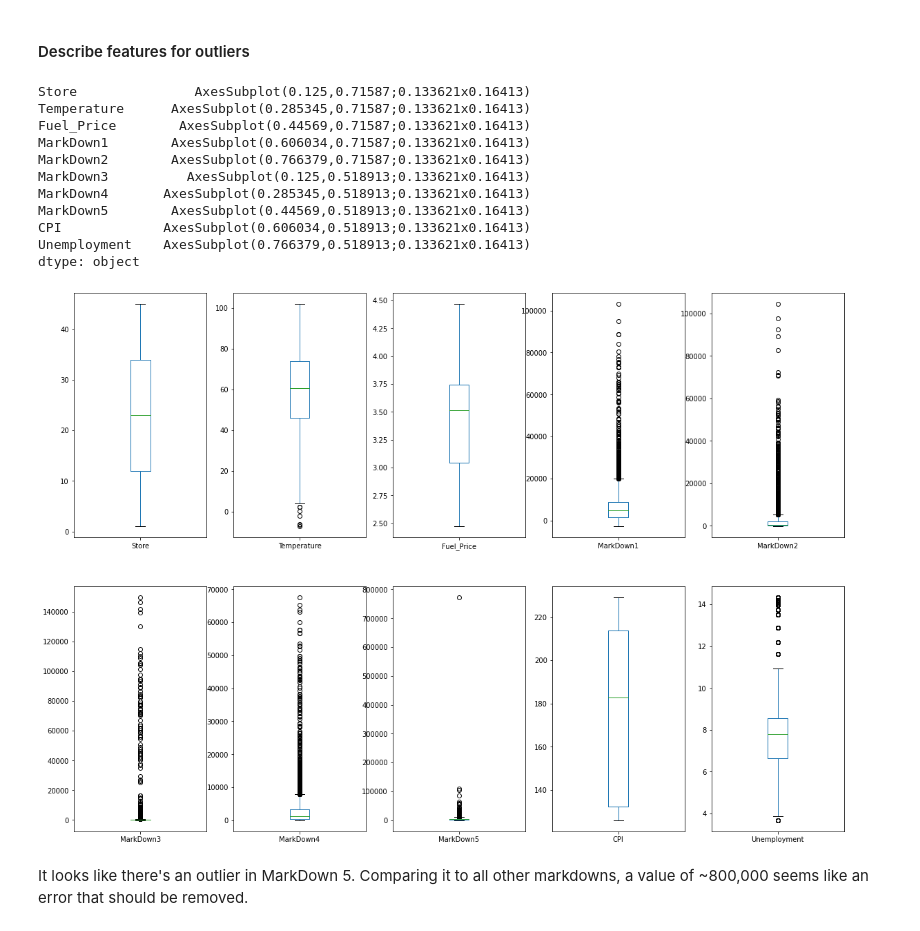
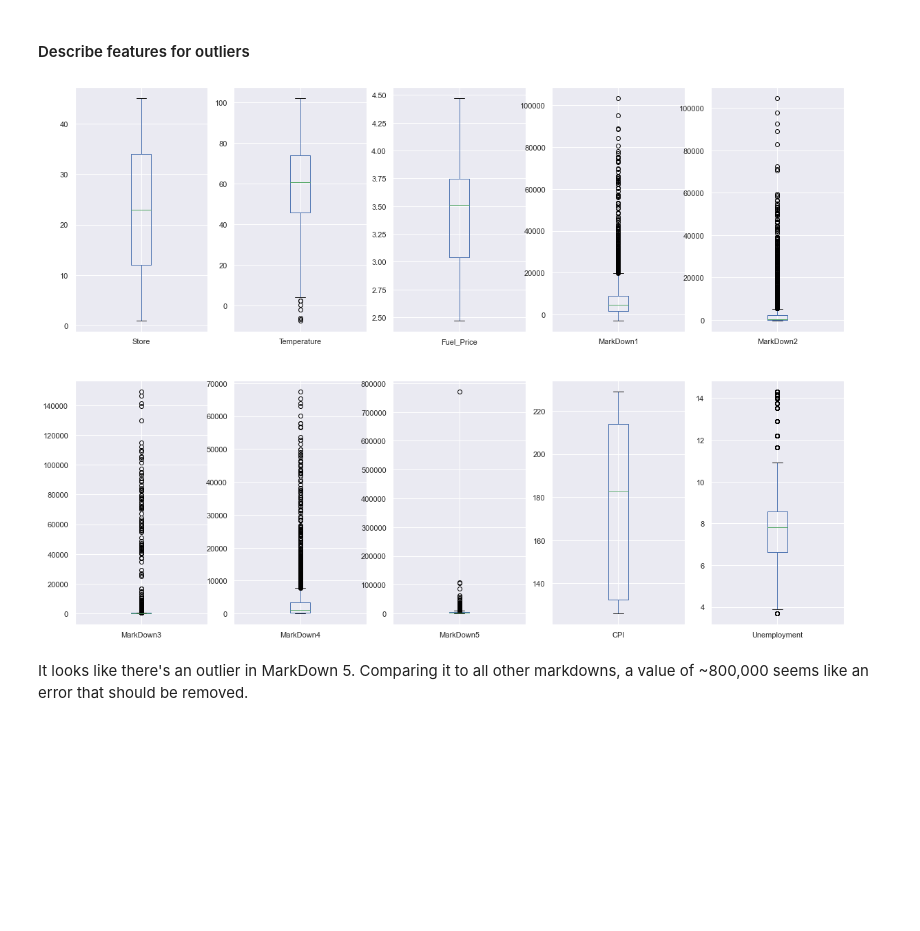
Before and after one commit to Dylan-C-Neal/capstone1-retail_forecasting, a Jupyter notebook: notebooks/C1S1_DataWrangling.ipynb, the cells around one changed output. Drawn from its saved outputs; the diff is of its cells as text; code cells hidden in the pictures; blank space fills up the shorter version.

```diff
--- a/notebooks/C1S1_DataWrangling.ipynb
+++ b/notebooks/C1S1_DataWrangling.ipynb
@@ -109,22 +110,15 @@ sales['Date'] = pd.to_datetime(sales['Date'])
 features['Date'] = pd.to_datetime(features['Date'])
 # %% [markdown]
 #### Describe features for outliers
+# %%
+sns.set()
 # %%
 # Create boxplot of features to see if any outliers jump out
-features.plot(kind='box', subplots=True, layout=(4,5), figsize=(20,30))
+_ = features.plot(kind='box', subplots=True, layout=(4,5), figsize=(20,30))
+plt.show()
+plt.close()
 # %% [output]
-Store               AxesSubplot(0.125,0.71587;0.133621x0.16413)
-Temperature      AxesSubplot(0.285345,0.71587;0.133621x0.16413)
-Fuel_Price        AxesSubplot(0.44569,0.71587;0.133621x0.16413)
-MarkDown1        AxesSubplot(0.606034,0.71587;0.133621x0.16413)
-MarkDown2        AxesSubplot(0.766379,0.71587;0.133621x0.16413)
-MarkDown3          AxesSubplot(0.125,0.518913;0.133621x0.16413)
-MarkDown4       AxesSubplot(0.285345,0.518913;0.133621x0.16413)
-MarkDown5        AxesSubplot(0.44569,0.518913;0.133621x0.16413)
-CPI             AxesSubplot(0.606034,0.518913;0.133621x0.16413)
-Unemployment    AxesSubplot(0.766379,0.518913;0.133621x0.16413)
-dtype: object
-[figure, old version]
+[figure, new version]
 # %% [markdown]
 It looks like there's an outlier in MarkDown 5. Comparing it to all other markdowns, a value of ~800,000 seems like an error that should be removed.
 # %%
```
Also changed, not shown: parts of 2 cells of this notebook.
